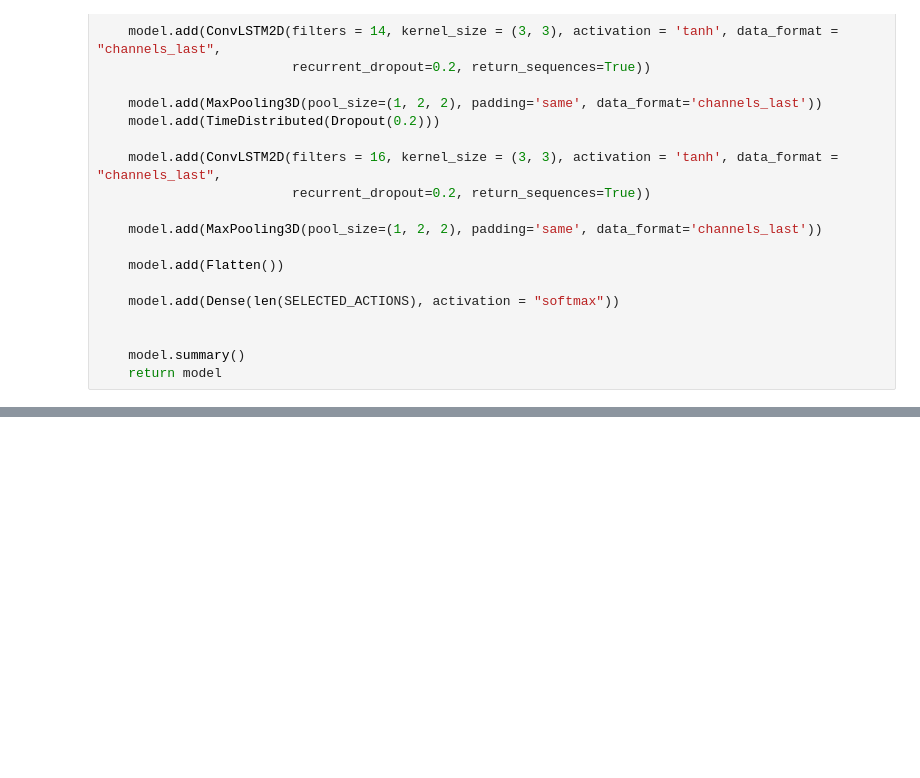
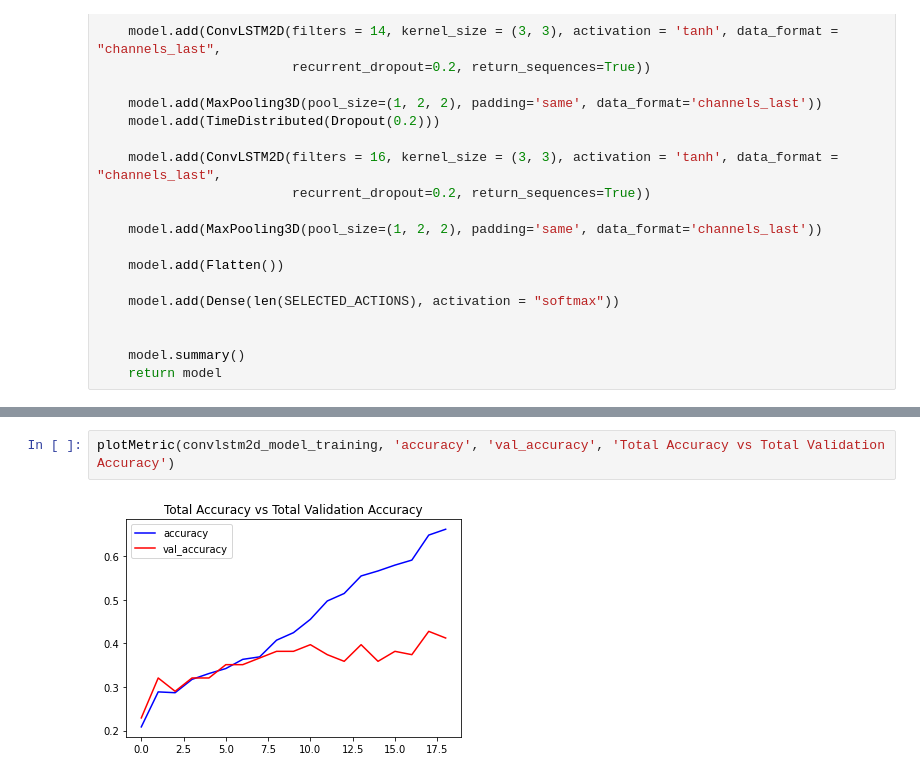
Before and after one commit to 01-DC/Applications-Of-RNN, a Jupyter notebook: HAR using CNN+LSTM on HMDB51.ipynb, the cells around one changed output, grey strips where cells are left out. Cells and saved outputs as stored; diff of their text form; blank space fills up the shorter version.

```diff
--- a/HAR using CNN+LSTM on HMDB51.ipynb
+++ b/HAR using CNN+LSTM on HMDB51.ipynb
@@ -205,0 +232,4 @@ KeyboardInterrupt:
+# %%
+plotMetric(convlstm2d_model_training, 'accuracy', 'val_accuracy', 'Total Accuracy vs Total Validation Accuracy')
+# %% [output]
+[figure, added]
```
Also changed, not shown: parts of 18 cells of this notebook.
